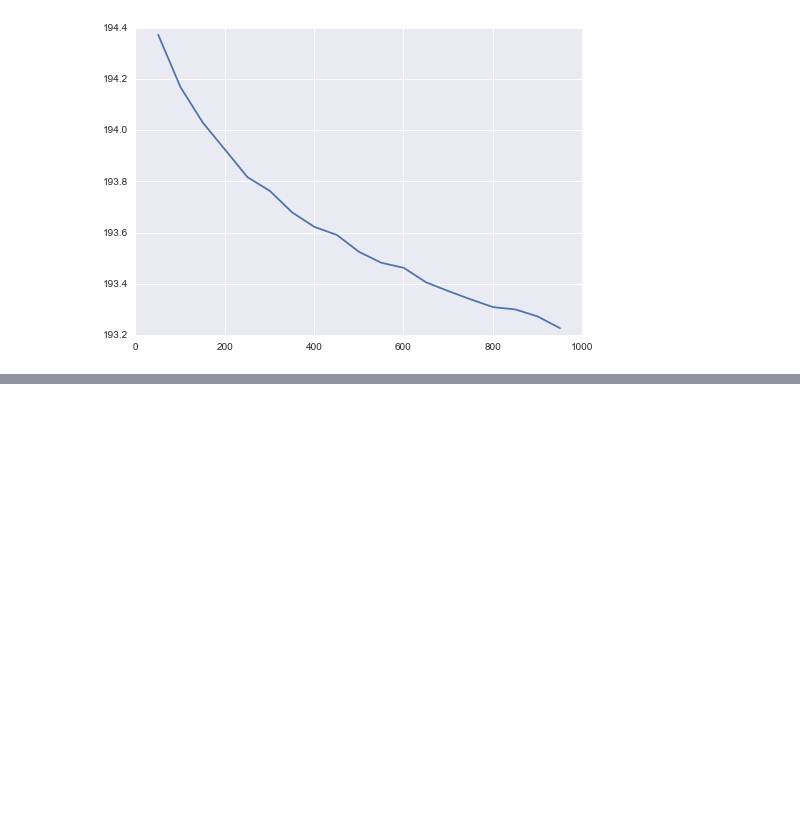
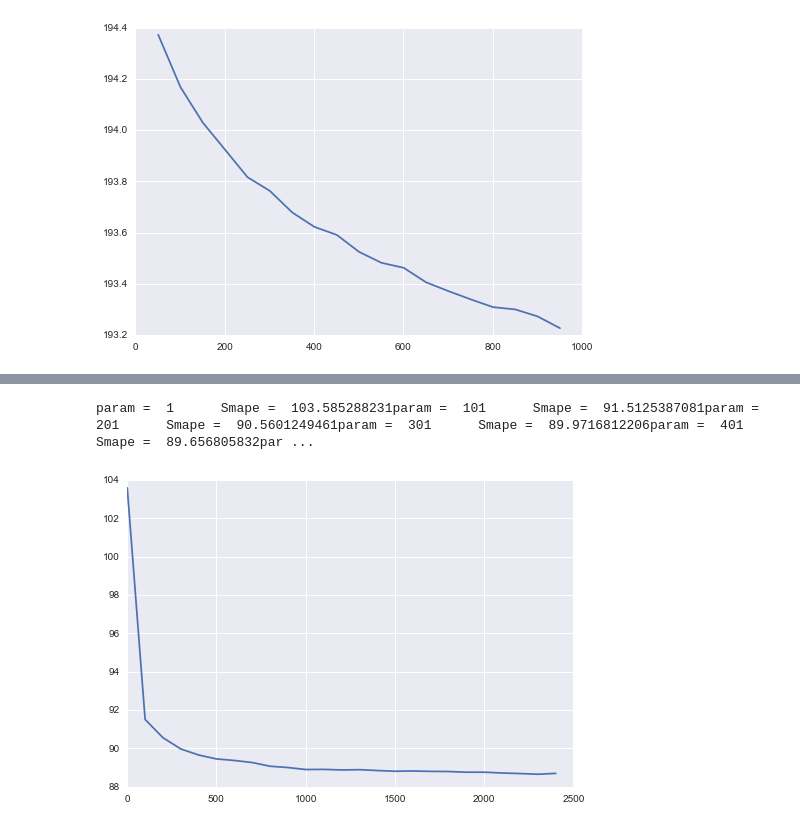
Before and after one commit to MatthewMcGonagle/KaggleWikiTraffic, a Jupyter notebook: BetterSmapeWL2.ipynb, the cells around one changed output, grey strips where cells are left out. Saved outputs shown, nothing was run; the diff lists cells and outputs as text; code cells hidden in the pictures; blank space fills up the shorter version.

```diff
--- a/BetterSmapeWL2.ipynb
+++ b/BetterSmapeWL2.ipynb
@@ -376,0 +484,33 @@ param =  1      Smape =  nanparam =  51         Smape =  194.373206867param =  1
+# %%
+
+epsilon = 1e-6
+def Ztransform(Y, param):
+    return (np.sqrt(Y) - np.sqrt(param)) / np.sqrt(Y + param)
+
+def invZtransform(Z, param):
+    result = -1 - Z * np.sqrt(2  - Z**2)
+    result /= Z**2 - 1 + epsilon
+    result = param * result**2
+    return result
+
+model = Pipeline([ ('mean', FunctionTransformer(lambda X : X.mean(axis = 1, keepdims = True))),
+                   ('tree', DecisionTreeRegressor(max_depth = 10)) ])
+
+# Now try varying param
+param_search = np.arange(1, 2500, 100)
+smapes = []
+for param in param_search:
+    Z_train = Ztransform(Y_train, param)
+    Z_valid = Ztransform(Y_valid, param)
+
+    model.fit(X_train, Z_train)
+    Z_predict = model.predict(X_valid)
+    Y_predict = invZtransform(Z_predict, param)
+    newsmape = smape(epsilon + Y_predict, Y_valid)
+    print('param = ', param, '\tSmape = ', newsmape, end = '')
+    smapes.append(newsmape)
+plt.plot(param_search, smapes)
+plt.show()
+# %% [output]
+param =  1      Smape =  103.585288231param =  101      Smape =  91.5125387081param =  201      Smape =  90.5601249461param =  301      Smape =  89.9716812206param =  401      Smape =  89.656805832par ...
+[figure, added]
```
Also changed, not shown: parts of 3 cells of this notebook.
